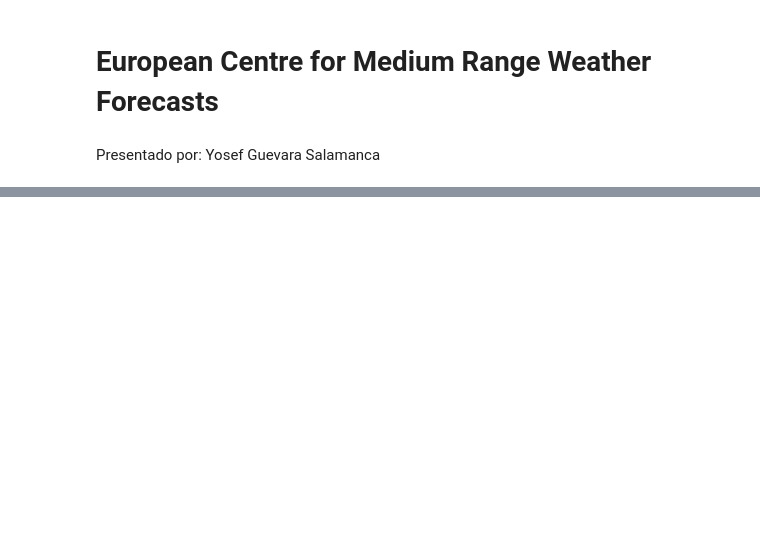
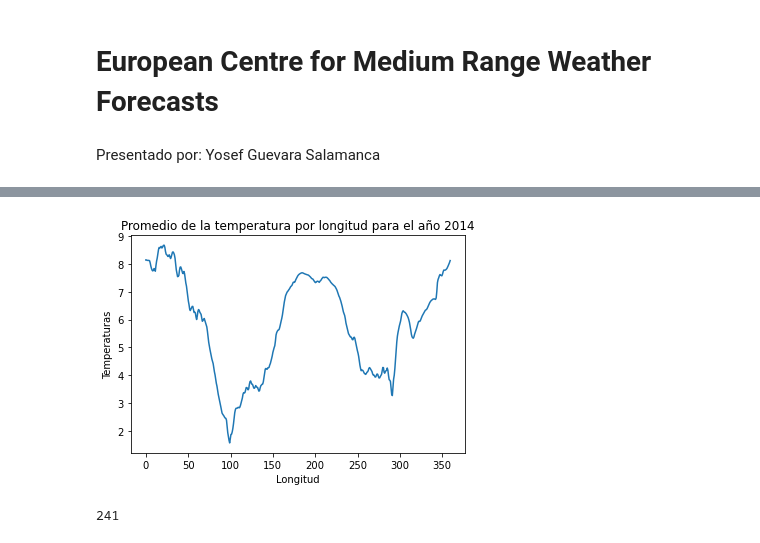
Before and after one commit to YosefGuevara012/Big_Data_UNAL, a Jupyter notebook: Homeworks/Dask/ECMWF.ipynb, the cells around one changed output, grey strips where cells are left out. Saved outputs shown, nothing was run; the diff lists cells and outputs as text; code cells hidden in the pictures; blank space fills up the shorter version.

```diff
--- a/Homeworks/Dask/ECMWF.ipynb
+++ b/Homeworks/Dask/ECMWF.ipynb
@@ -77,0 +164,5 @@ APIException: "ecmwf.API error 1: User 'anonymous' has not access to datasets/in
+# %%
+## Se crean 2 vectores que contienen la longitud y la latitud
+
+longitud = ds_disk.longitude
+latitud = ds_disk.latitude
@@ -77,0 +176,15 @@ APIException: "ecmwf.API error 1: User 'anonymous' has not access to datasets/in
+# %%
+plt.plot(longitud, prom_tem_longitud)
+plt.xlabel('Longitud')
+plt.ylabel('Temperaturas')
+plt.title('Promedio de la temperatura por longitud para el año 2014')
+plt.show()
+# %% [output]
+[figure, added]
+# %%
+## Se calcula el promedio de las temperaturas para la latitud
+
+prom_tem_latitud = temperaturas.mean(axis=(0,2))
+len(prom_tem_latitud)
+# %% [output]
+241
```
Also changed, not shown: parts of 27 cells of this notebook, 3 other files.
